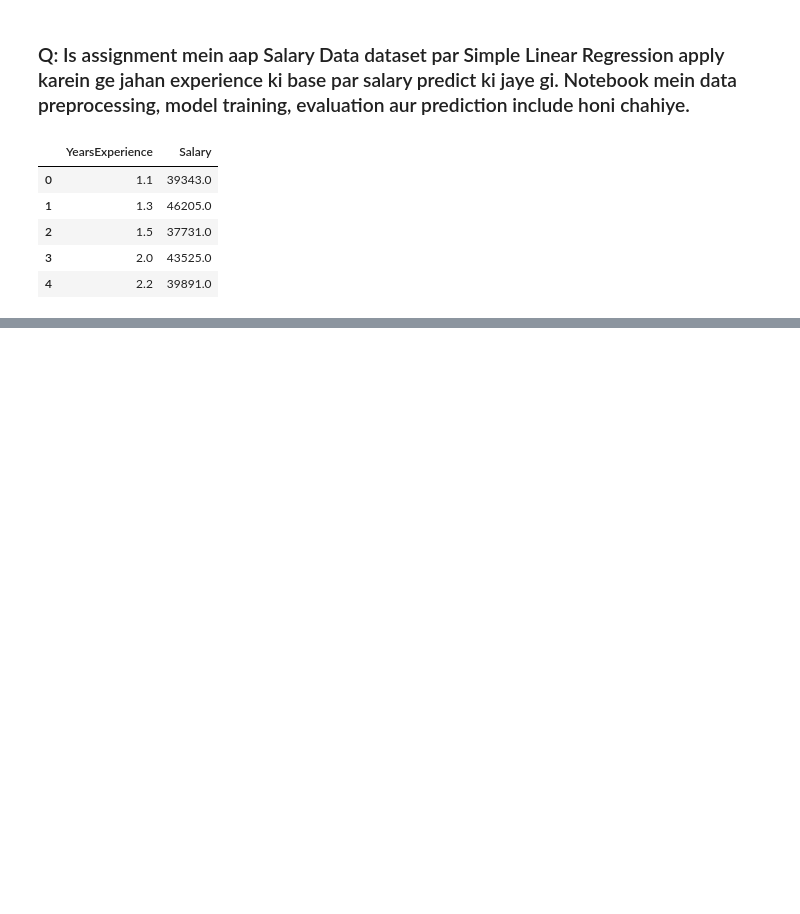
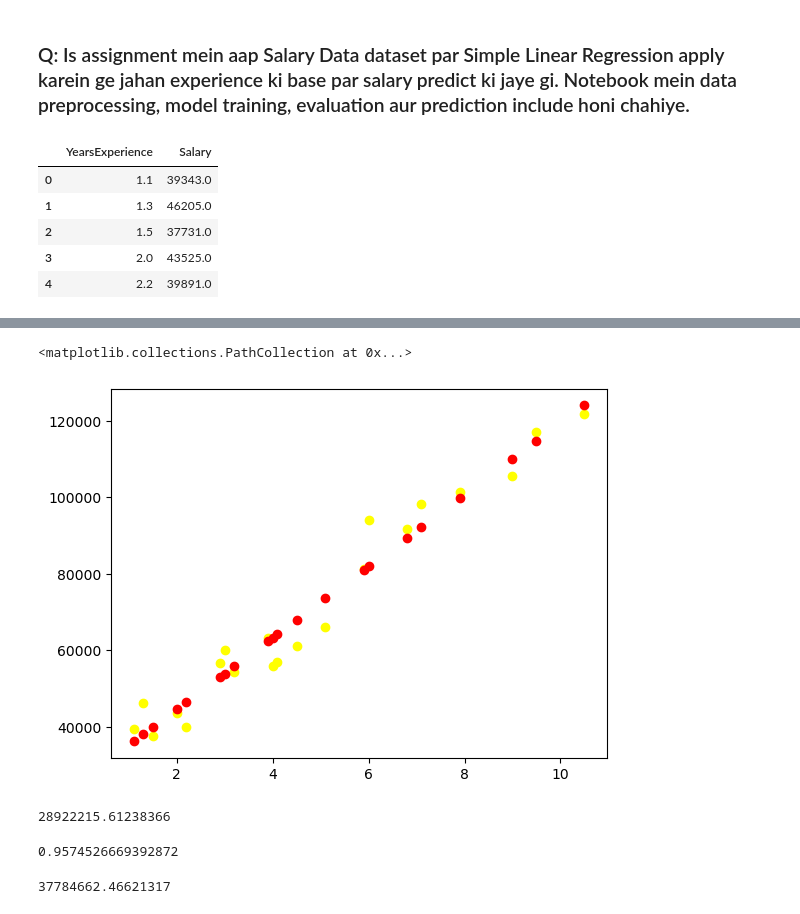
Before and after one commit to AbdulWahid126/Saylani-AI-and-DataScience-, a Jupyter notebook: Machine Learning/ML Assinments/Salary vs Experience - Simple Linear Regression/Salary dataset Assinment.ipynb, the cells around one changed output, grey strips where cells are left out. Drawn from its saved outputs; the diff is of its cells as text; code cells hidden in the pictures; blank space fills up the shorter version.

```diff
--- a/Machine Learning/ML Assinments/Salary vs Experience - Simple Linear Regression/Salary dataset Assinment.ipynb
+++ b/Machine Learning/ML Assinments/Salary vs Experience - Simple Linear Regression/Salary dataset Assinment.ipynb
@@ -14,0 +36,8 @@ data.head()
+# %%
+from sklearn.model_selection import train_test_split
+from sklearn.linear_model import LinearRegression
+
+# X = features, y = target labels
+X_train, X_test, y_train, y_test = train_test_split(x, y, test_size=0.30, random_state=42)
+# %%
+salary_predictor = LinearRegression()
@@ -14,0 +63,8 @@ data.head()
+# %%
+y_pred_train = salary_predictor.predict(X_train)
+# %%
+plt.scatter(x=X_train,y=y_train, color='yellow')
+plt.scatter(x=X_train,y=y_pred_train, color='red')
+# %% [output]
+<matplotlib.collections.PathCollection at 0x...>
+[figure, added]
@@ -14,0 +73,8 @@ data.head()
+# %%
+mean_squared_error(y_train, y_pred_train)
+# %% [output]
+28922215.61238366
+# %%
+r2_score(y_train, y_pred_train)
+# %% [output]
+0.9574526669392872
@@ -14,0 +83,4 @@ data.head()
+# %%
+mean_squared_error(y_test, y_pred_test)
+# %% [output]
+37784662.46621317
```
Also changed, not shown: parts of 11 cells of this notebook.
